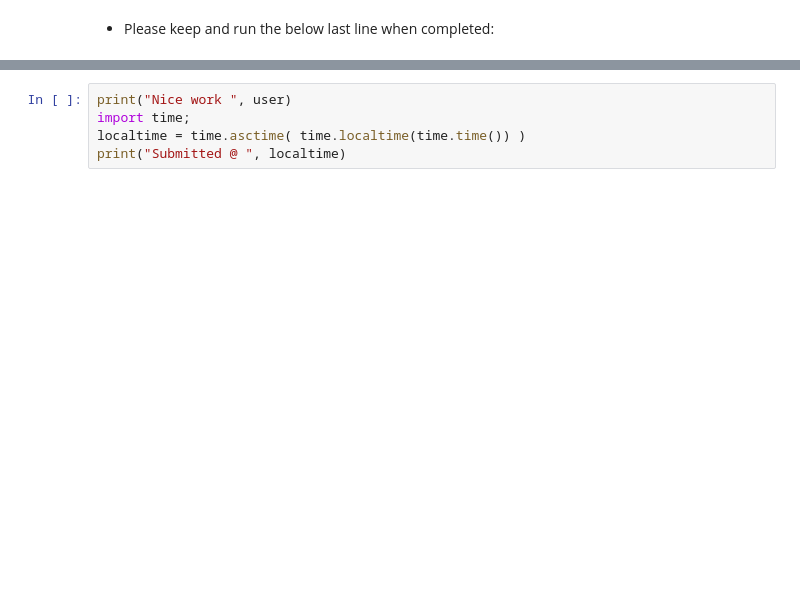
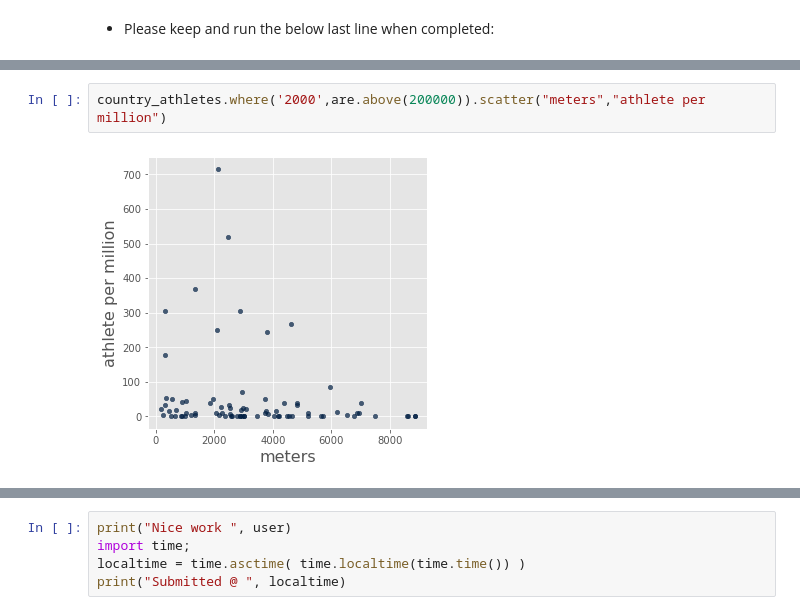
Before and after one commit to laserchemist/datascience_dev, a Jupyter notebook: Spring 2024_dev/Mini-Olympic/Olympics_new_template.ipynb, the cells around one changed output, grey strips where cells are left out. Drawn from its saved outputs; the diff is of its cells as text; blank space fills up the shorter version.

```diff
--- a/Spring 2024_dev/Mini-Olympic/Olympics_new_template.ipynb
+++ b/Spring 2024_dev/Mini-Olympic/Olympics_new_template.ipynb
@@ -379,0 +420,4 @@ temp_pivot.plot('year','Denmark')
+# %%
+country_athletes.where('2000',are.above(200000)).scatter("meters","athlete per million")
+# %% [output]
+[figure, added]
```
Also changed, not shown: parts of 6 cells of this notebook, 1 other file.
